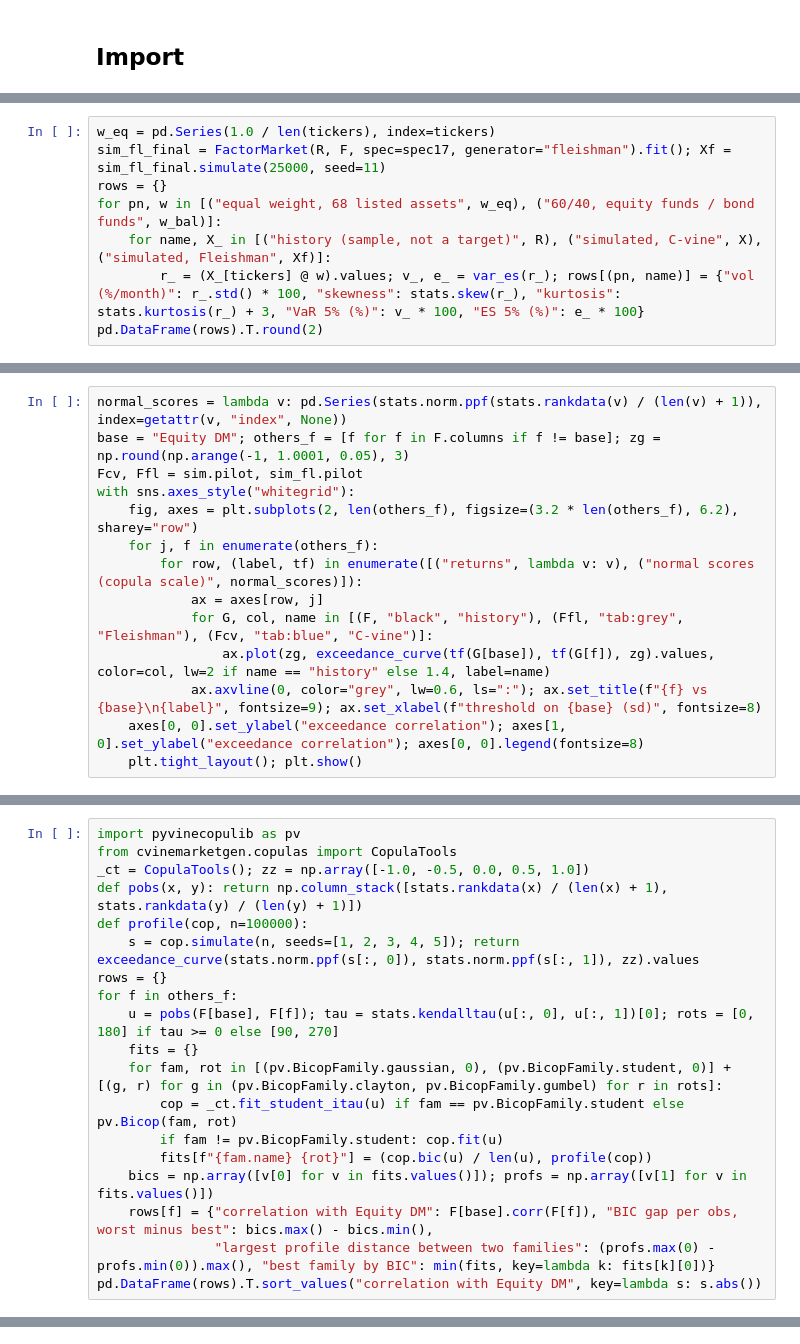
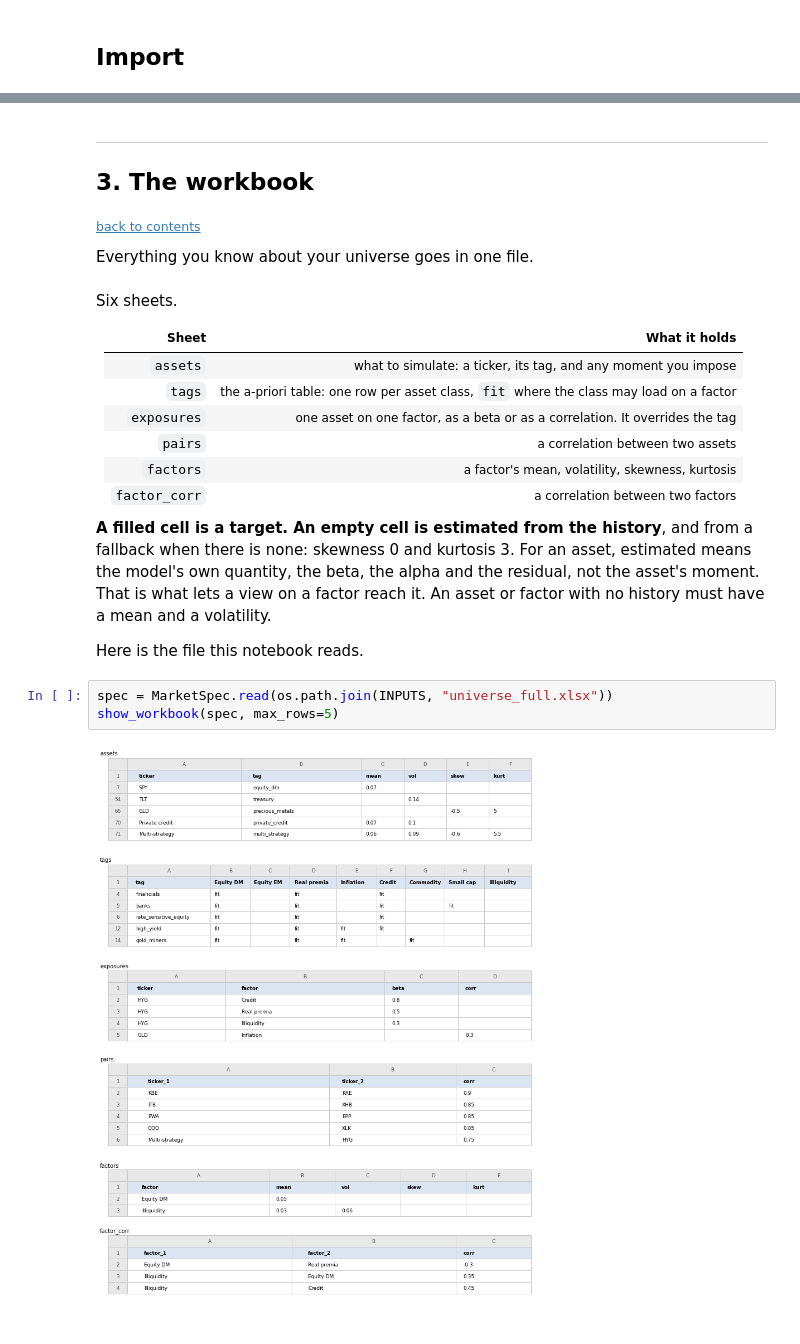
Before and after one commit to mamadouyamar/CVineMarketGen, a Jupyter notebook: examples/03_many_assets_factors.ipynb, the cells around one changed output, grey strips where cells are left out. Drawn from its saved outputs; the diff is of its cells as text.

```diff
--- a/examples/03_many_assets_factors.ipynb
+++ b/examples/03_many_assets_factors.ipynb
@@ -1357,8 +72,0 @@ notebook 01.
-# %%
-w_eq = pd.Series(1.0 / len(tickers), index=tickers)
-sim_fl_final = FactorMarket(R, F, spec=spec17, generator="fleishman").fit(); Xf = sim_fl_final.simulate(25000, seed=11)
-rows = {}
-for pn, w in [("equal weight, 68 listed assets", w_eq), ("60/40, equity funds / bond funds", w_bal)]:
-    for name, X_ in [("history (sample, not a target)", R), ("simulated, C-vine", X), ("simulated, Fleishman", Xf)]:
-        r_ = (X_[tickers] @ w).values; v_, e_ = var_es(r_); rows[(pn, name)] = {"vol (%/month)": r_.std() * 100, "skewness": stats.skew(r_), "kurtosis": stats.kurtosis(r_) + 3, "VaR 5% (%)": v_ * 100, "ES 5% (%)": e_ * 100}
-pd.DataFrame(rows).T.round(2)
@@ -1496,14 +72,0 @@ symmetry test measured.
-# %%
-normal_scores = lambda v: pd.Series(stats.norm.ppf(stats.rankdata(v) / (len(v) + 1)), index=getattr(v, "index", None))
-base = "Equity DM"; others_f = [f for f in F.columns if f != base]; zg = np.round(np.arange(-1, 1.0001, 0.05), 3)
-Fcv, Ffl = sim.pilot, sim_fl.pilot
-with sns.axes_style("whitegrid"):
-    fig, axes = plt.subplots(2, len(others_f), figsize=(3.2 * len(others_f), 6.2), sharey="row")
-    for j, f in enumerate(others_f):
-        for row, (label, tf) in enumerate([("returns", lambda v: v), ("normal scores (copula scale)", normal_scores)]):
-            ax = axes[row, j]
-            for G, col, name in [(F, "black", "history"), (Ffl, "tab:grey", "Fleishman"), (Fcv, "tab:blue", "C-vine")]:
-                ax.plot(zg, exceedance_curve(tf(G[base]), tf(G[f]), zg).values, color=col, lw=2 if name == "history" else 1.4, label=name)
-            ax.axvline(0, color="grey", lw=0.6, ls=":"); ax.set_title(f"{f} vs {base}\n{label}", fontsize=9); ax.set_xlabel(f"threshold on {base} (sd)", fontsize=8)
-    axes[0, 0].set_ylabel("exceedance correlation"); axes[1, 0].set_ylabel("exceedance correlation"); axes[0, 0].legend(fontsize=8)
-    plt.tight_layout(); plt.show()
@@ -1524,19 +72,0 @@ testable.
-# %%
-import pyvinecopulib as pv
-from cvinemarketgen.copulas import CopulaTools
-_ct = CopulaTools(); zz = np.array([-1.0, -0.5, 0.0, 0.5, 1.0])
-def pobs(x, y): return np.column_stack([stats.rankdata(x) / (len(x) + 1), stats.rankdata(y) / (len(y) + 1)])
-def profile(cop, n=100000):
-    s = cop.simulate(n, seeds=[1, 2, 3, 4, 5]); return exceedance_curve(stats.norm.ppf(s[:, 0]), stats.norm.ppf(s[:, 1]), zz).values
-rows = {}
-for f in others_f:
-    u = pobs(F[base], F[f]); tau = stats.kendalltau(u[:, 0], u[:, 1])[0]; rots = [0, 180] if tau >= 0 else [90, 270]
-    fits = {}
-    for fam, rot in [(pv.BicopFamily.gaussian, 0), (pv.BicopFamily.student, 0)] + [(g, r) for g in (pv.BicopFamily.clayton, pv.BicopFamily.gumbel) for r in rots]:
-        cop = _ct.fit_student_itau(u) if fam == pv.BicopFamily.student else pv.Bicop(fam, rot)
-        if fam != pv.BicopFamily.student: cop.fit(u)
-        fits[f"{fam.name} {rot}"] = (cop.bic(u) / len(u), profile(cop))
-    bics = np.array([v[0] for v in fits.values()]); profs = np.array([v[1] for v in fits.values()])
-    rows[f] = {"correlation with Equity DM": F[base].corr(F[f]), "BIC gap per obs, worst minus best": bics.max() - bics.min(),
-               "largest profile distance between two families": (profs.max(0) - profs.min(0)).max(), "best family by BIC": min(fits, key=lambda k: fits[k][0])}
-pd.DataFrame(rows).T.sort_values("correlation with Equity DM", key=lambda s: s.abs())
@@ -1591,0 +171,33 @@ pd.DataFrame({f: iid_tests(F[f].values) for f in F.columns}).T.round(3).rename(c
+# %% [markdown]
+---
+
+<a id="s3"></a>
+## 3. The workbook
+
+<sub>[back to contents](#toc)</sub>
+
+Everything you know about your universe goes in one file.
+# %% [markdown]
+Six sheets.
+
+| Sheet | What it holds |
+|---|---|
+| `assets` | what to simulate: a ticker, its tag, and any moment you impose |
+| `tags` | the a-priori table: one row per asset class, `fit` where the class may load on a factor |
+| `exposures` | one asset on one factor, as a beta or as a correlation. It overrides the tag |
+| `pairs` | a correlation between two assets |
+| `factors` | a factor's mean, volatility, skewness, kurtosis |
+| `factor_corr` | a correlation between two factors |
+
+**A filled cell is a target. An empty cell is estimated from the history**,
+and from a fallback when there is none: skewness 0 and kurtosis 3. For an
+asset, estimated means the model's own quantity, the beta, the alpha and the
+residual, not the asset's moment. That is what lets a view on a factor reach
+it. An asset or factor with no history must have a mean and a volatility.
+
+Here is the file this notebook reads.
+# %%
+spec = MarketSpec.read(os.path.join(INPUTS, "universe_full.xlsx"))
+show_workbook(spec, max_rows=5)
+# %% [output]
+[figure, added]
```
Also changed, not shown: parts of 208 cells of this notebook, 4 other files.
